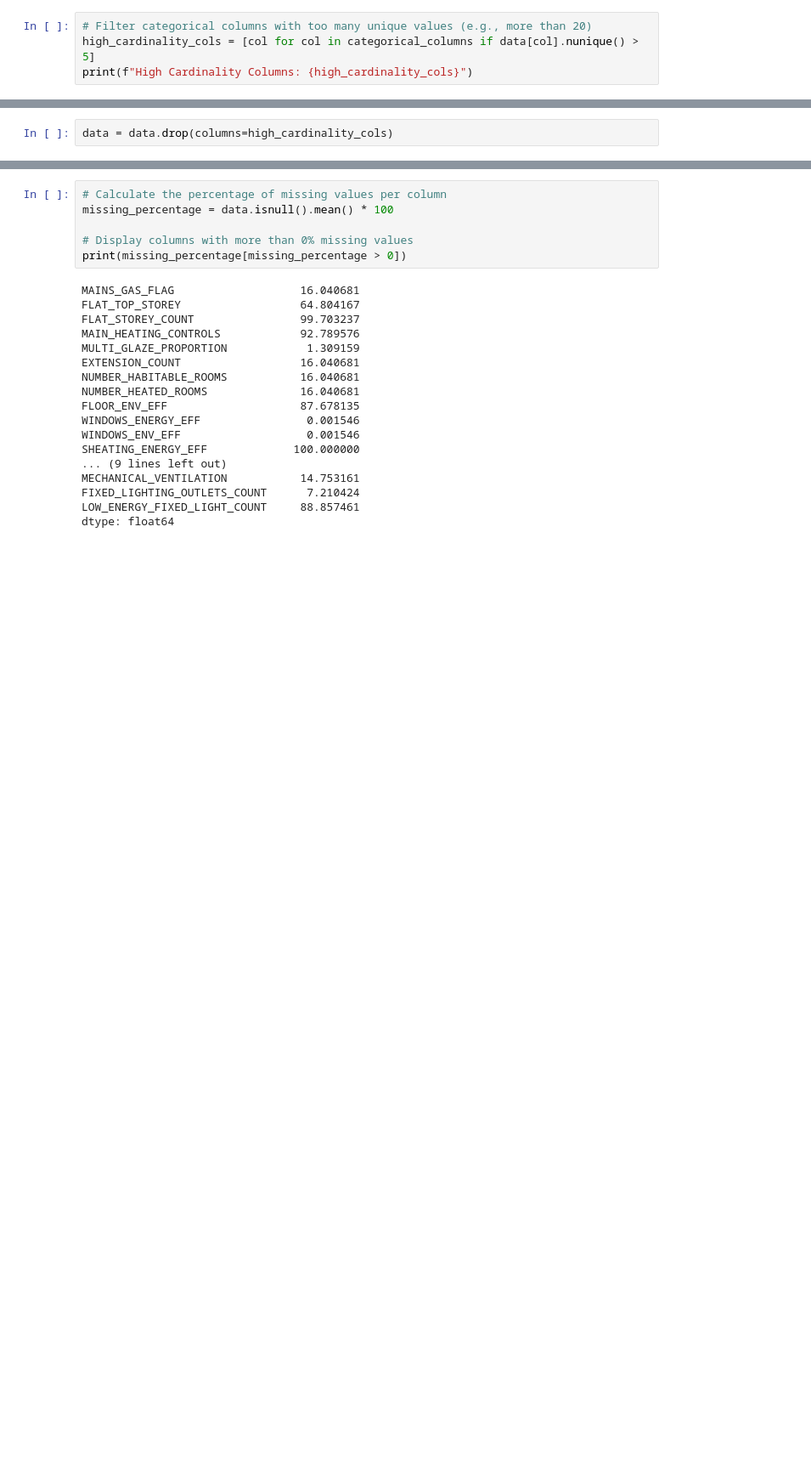
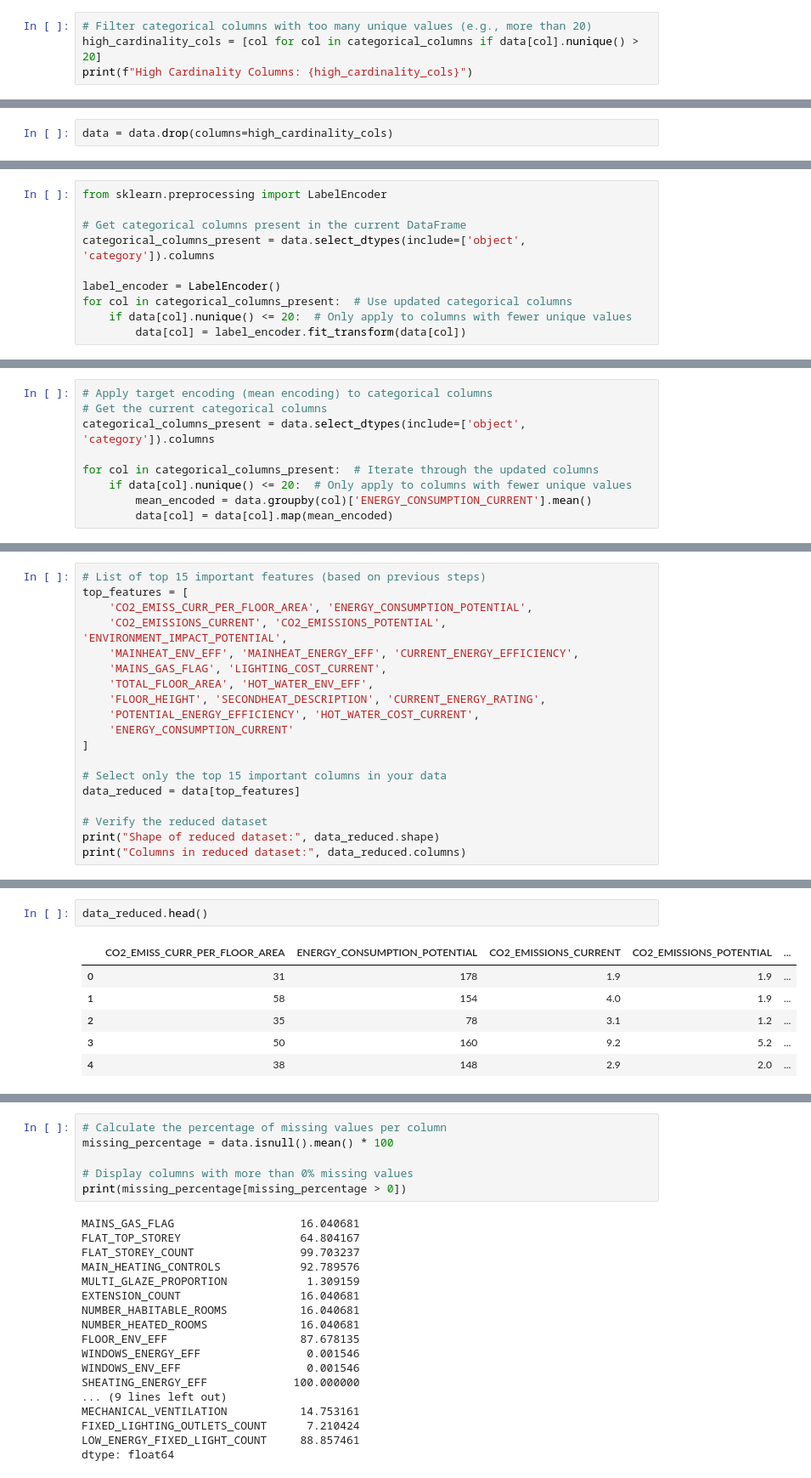
Before and after one commit to Enkhamgalan1230/Energy_Consumption, a Jupyter notebook: Entwan.ipynb, the cells around one changed output, grey strips where cells are left out. Shown at 85% size. Drawn from its saved outputs; the diff is of its cells as text; blank space fills up the shorter version.

```diff
--- a/Entwan.ipynb
+++ b/Entwan.ipynb
@@ -121,6 +121,6 @@ Column: TENURE - Unique Values: 8
 Columns with too many unique values (e.g., free-form text, long identifiers) might be less useful for encoding because encoding them could lead to a high-dimensional feature space, which can hurt model performance. You can filter out columns with too many unique values by setting a threshold for cardinality:
 # %%
 # Filter categorical columns with too many unique values (e.g., more than 20)
-high_cardinality_cols = [col for col in categorical_columns if data[col].nunique() > 5]
+high_cardinality_cols = [col for col in categorical_columns if data[col].nunique() > 20]
 print(f"High Cardinality Columns: {high_cardinality_cols}")
 # %% [output]
@@ -129,0 +148,10 @@ data = data.drop(columns=high_cardinality_cols)
+# %%
+from sklearn.preprocessing import LabelEncoder
+
+# Get categorical columns present in the current DataFrame
+categorical_columns_present = data.select_dtypes(include=['object', 'category']).columns
+
+label_encoder = LabelEncoder()
+for col in categorical_columns_present:  # Use updated categorical columns
+    if data[col].nunique() <= 20:  # Only apply to columns with fewer unique values
+        data[col] = label_encoder.fit_transform(data[col])
@@ -129,0 +161,9 @@ data = data.drop(columns=high_cardinality_cols)
+# %%
+# Apply target encoding (mean encoding) to categorical columns
+# Get the current categorical columns
+categorical_columns_present = data.select_dtypes(include=['object', 'category']).columns
+
+for col in categorical_columns_present:  # Iterate through the updated columns
+    if data[col].nunique() <= 20:  # Only apply to columns with fewer unique values
+        mean_encoded = data.groupby(col)['ENERGY_CONSUMPTION_CURRENT'].mean()
+        data[col] = data[col].map(mean_encoded)
@@ -129,0 +216,19 @@ data = data.drop(columns=high_cardinality_cols)
+# %%
+# List of top 15 important features (based on previous steps)
+top_features = [
+    'CO2_EMISS_CURR_PER_FLOOR_AREA', 'ENERGY_CONSUMPTION_POTENTIAL',
+    'CO2_EMISSIONS_CURRENT', 'CO2_EMISSIONS_POTENTIAL', 'ENVIRONMENT_IMPACT_POTENTIAL',
+    'MAINHEAT_ENV_EFF', 'MAINHEAT_ENERGY_EFF', 'CURRENT_ENERGY_EFFICIENCY',
+    'MAINS_GAS_FLAG', 'LIGHTING_COST_CURRENT',
+    'TOTAL_FLOOR_AREA', 'HOT_WATER_ENV_EFF',
+    'FLOOR_HEIGHT', 'SECONDHEAT_DESCRIPTION', 'CURRENT_ENERGY_RATING',
+    'POTENTIAL_ENERGY_EFFICIENCY', 'HOT_WATER_COST_CURRENT',
+    'ENERGY_CONSUMPTION_CURRENT'
+]
+
+# Select only the top 15 important columns in your data
+data_reduced = data[top_features]
+
+# Verify the reduced dataset
+print("Shape of reduced dataset:", data_reduced.shape)
+print("Columns in reduced dataset:", data_reduced.columns)
@@ -129,0 +246,9 @@ data = data.drop(columns=high_cardinality_cols)
+# %%
+data_reduced.head()
+# %% [output]
+|  | CO2_EMISS_CURR_PER_FLOOR_AREA | ENERGY_CONSUMPTION_POTENTIAL | CO2_EMISSIONS_CURRENT | CO2_EMISSIONS_POTENTIAL | ... |
+| 0 | 31 | 178 | 1.9 | 1.9 | ... |
+| 1 | 58 | 154 | 4.0 | 1.9 | ... |
+| 2 | 35 | 78 | 3.1 | 1.2 | ... |
+| 3 | 50 | 160 | 9.2 | 5.2 | ... |
+| 4 | 38 | 148 | 2.9 | 2.0 | ... |
```
Also changed, not shown: parts of 14 cells of this notebook.
